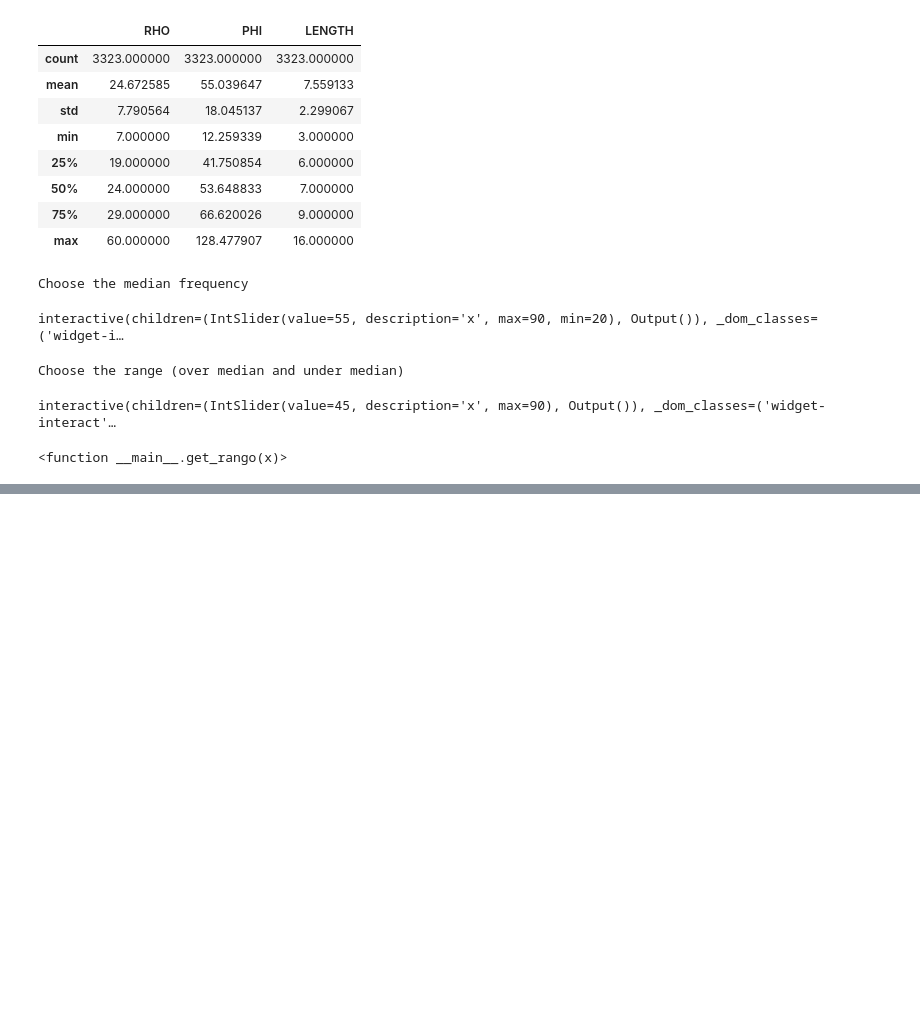
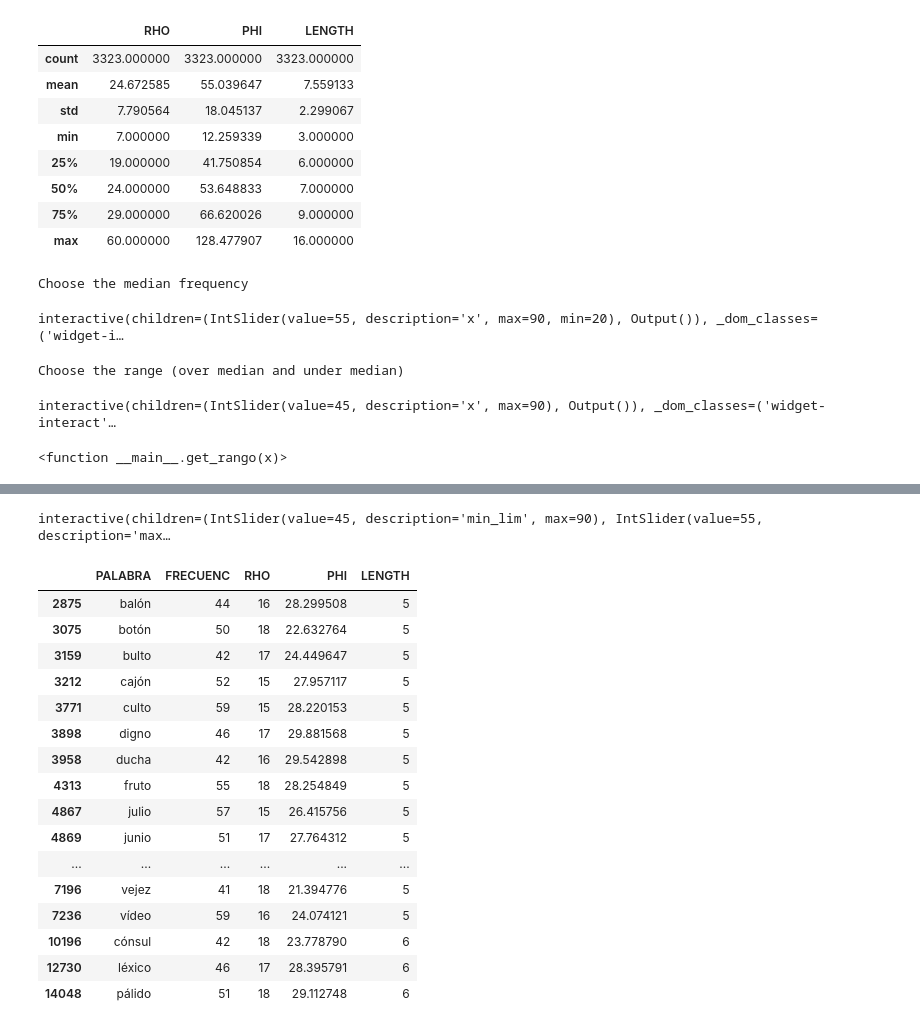
Before and after one commit to wakaru44/letter_counting, a Jupyter notebook: code/Letter Counting.ipynb, the cells around one changed output, grey strips where cells are left out. Drawn from its saved outputs; the diff is of its cells as text; code cells hidden in the pictures; blank space fills up the shorter version.

Commit message:
More work on sliders

```diff
--- a/code/Letter Counting.ipynb
+++ b/code/Letter Counting.ipynb
@@ -1055,0 +945,69 @@ TypeError: 'Index' object is not callable
+# %%
+### EXPERIMENT
+## Trying to plot dynamically, based on pretty interactive sliders
+
+
+# create a dict with each group, and the colour it will be plotted in.
+# see colors https://i.stack.imgur.com/lFZum.png
+graphs = {
+    "A":"darkgreen",
+    "B":"limegreen",
+    "C":"navajowhite",
+    "D":"orange",
+}
+
+@interact_manual(continuous_update=False)
+def dothat(min_lim=(0,90),max_lim=(20,90)):
+    selection = 0
+    # remove words with too much frequency
+    min_freq_tot = 20
+    max_freq_tot = 90
+    selection = data.loc[data["FRECUENC"].apply(lambda x: filter_freq(x,min_freq_tot,max_freq_tot))]
+    plt.scatter(selection.PHI,selection.FRECUENC, color = "powderblue", label="all")
+    print("min_lim",min_lim)
+    print("max_lim",max_lim)
+    for group, color in graphs.items():
+        program = """
+#print(dir())
+#print(min_lim)
+#print(max_lim)
+## A lot of this shenanigans are due to exec issues with variable scope
+done = False
+def dox(x,min = min_lim, max=max_lim):
+    global done
+    if done == False:
+        done = True
+    return(filter_freq(x,min,max))
+myindex = group{group}["FRECUENC"].apply(dox)
+s{group} = group{group}.loc[myindex]
+plt.scatter(s{group}.PHI,s{group}.FRECUENC, color = "{color}", label="{group}")
+        """
+        to_run = program.format(group=group,color=color)
+        exec(to_run)
+    plt.legend()
+    plt.show()
+
+    return plt
+# %% [output]
+interactive(children=(IntSlider(value=45, description='min_lim', max=90), IntSlider(value=55, description='max…
+# %%
+#Showing groups (1 group, Pretty)
+sA
+# %% [output]
+|  | PALABRA | FRECUENC | RHO | PHI | LENGTH |
+| 2875 | balón | 44 | 16 | 28.299508 | 5 |
+| 3075 | botón | 50 | 18 | 22.632764 | 5 |
+| 3159 | bulto | 42 | 17 | 24.449647 | 5 |
+| 3212 | cajón | 52 | 15 | 27.957117 | 5 |
+| 3771 | culto | 59 | 15 | 28.220153 | 5 |
+| 3898 | digno | 46 | 17 | 29.881568 | 5 |
+| 3958 | ducha | 42 | 16 | 29.542898 | 5 |
+| 4313 | fruto | 55 | 18 | 28.254849 | 5 |
+| 4867 | julio | 57 | 15 | 26.415756 | 5 |
+| 4869 | junio | 51 | 17 | 27.764312 | 5 |
+| ... | ... | ... | ... | ... | ... |
+| 7196 | vejez | 41 | 18 | 21.394776 | 5 |
+| 7236 | vídeo | 59 | 16 | 24.074121 | 5 |
+| 10196 | cónsul | 42 | 18 | 23.778790 | 6 |
+| 12730 | léxico | 46 | 17 | 28.395791 | 6 |
+| 14048 | pálido | 51 | 18 | 29.112748 | 6 |
```
Also changed, not shown: parts of 7 cells of this notebook.
